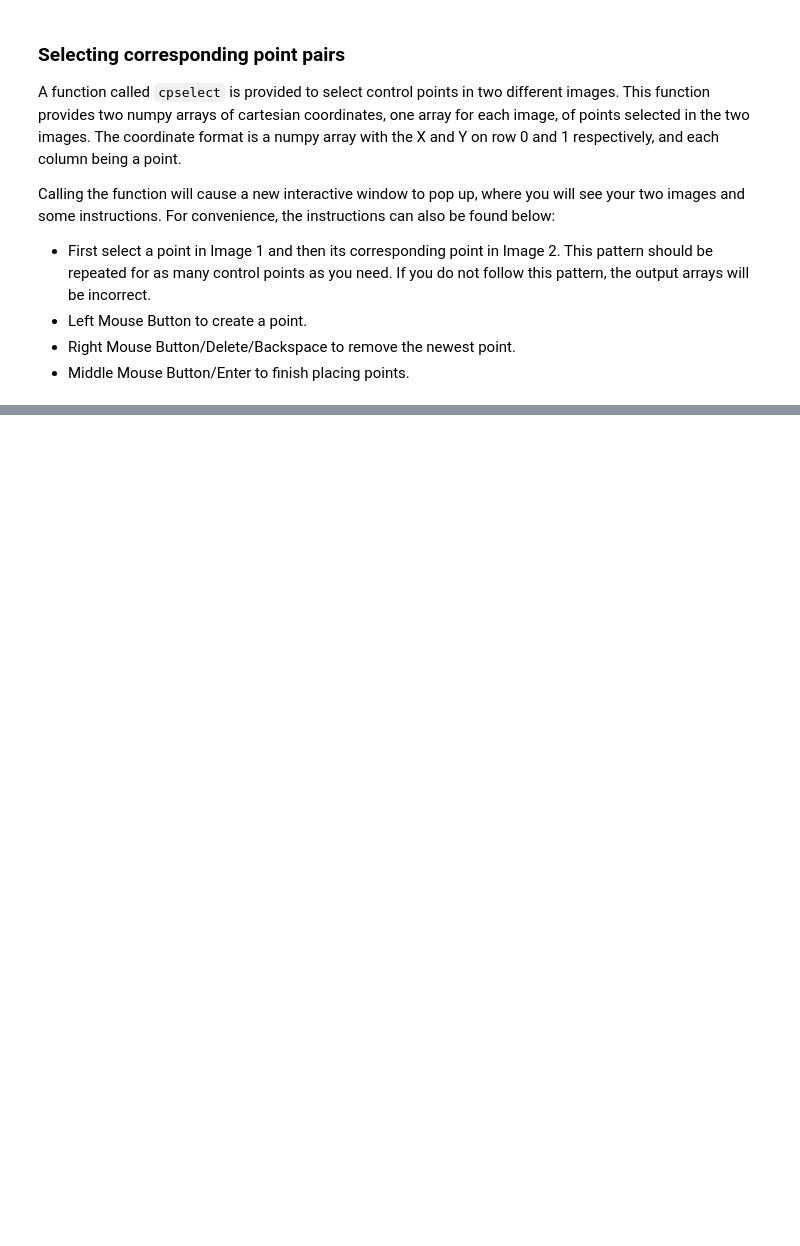
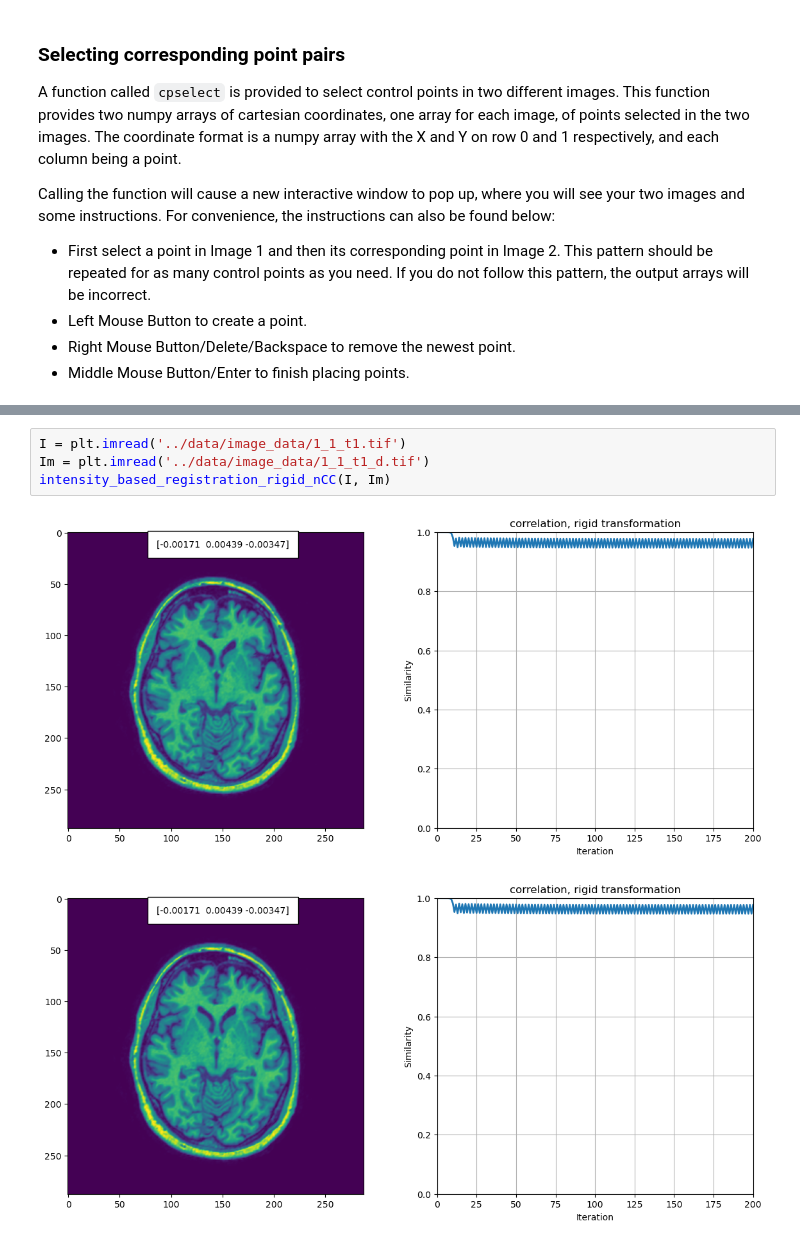
Before and after one commit to Jetteb/Medical_image_analysis_projects, a Jupyter notebook: 1.6_Registration_project.ipynb, the cells around one changed output, grey strips where cells are left out. Saved outputs shown, nothing was run; the diff lists cells and outputs as text; blank space fills up the shorter version.

```diff
--- a/1.6_Registration_project.ipynb
+++ b/1.6_Registration_project.ipynb
@@ -178,0 +261,7 @@ Describe, analyze and compare the results from each experiment. If a method fail
+# %%
+I = plt.imread('../data/image_data/1_1_t1.tif')
+Im = plt.imread('../data/image_data/1_1_t1_d.tif')
+intensity_based_registration_rigid_nCC(I, Im)
+# %% [output]
+[figure, added]
+[figure, added]
```
Also changed, not shown: parts of 14 cells of this notebook.
